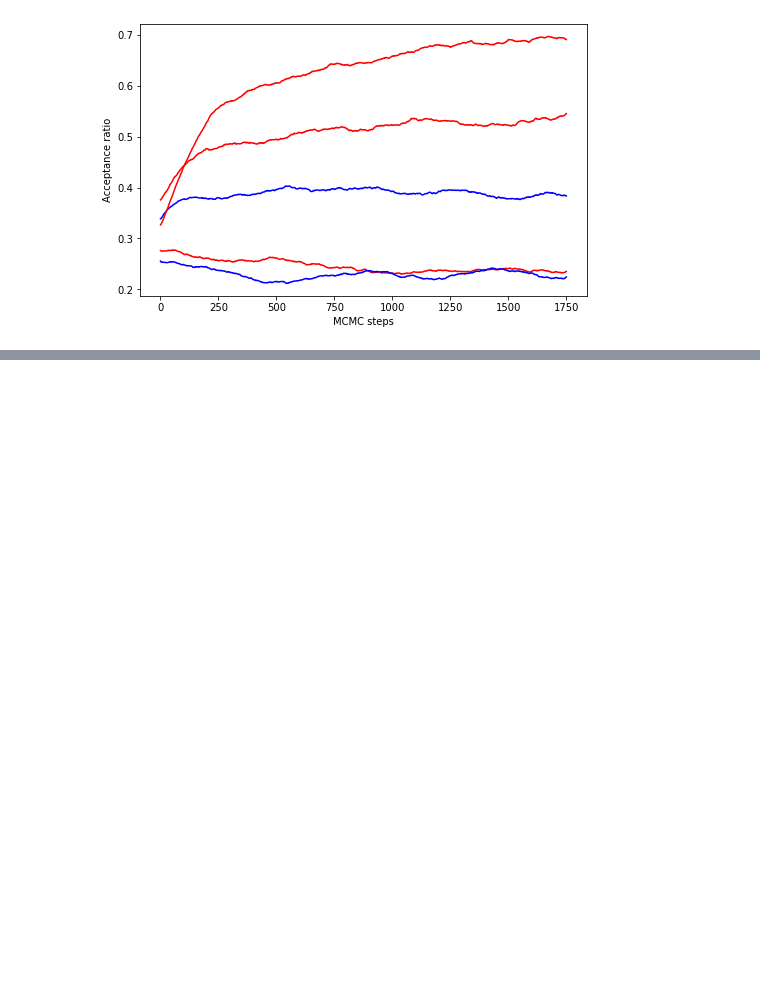
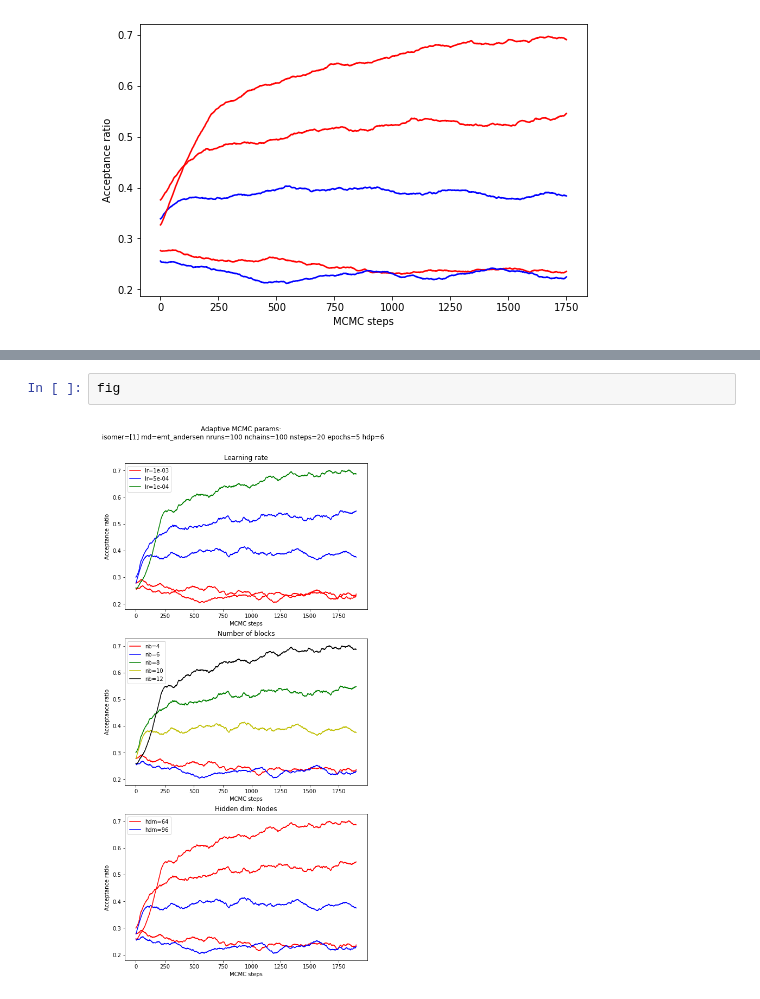
Before and after one commit to anacmolina/ML-DFT, a Jupyter notebook: notebooks/28 - EMT Adaptive.ipynb, the cells around one changed output, grey strips where cells are left out. Drawn from its saved outputs; the diff is of its cells as text; blank space fills up the shorter version.

```diff
--- a/notebooks/28 - EMT Adaptive.ipynb
+++ b/notebooks/28 - EMT Adaptive.ipynb
@@ -142,0 +158,4 @@ adaptives[0]['args']
+# %%
+fig
+# %% [output]
+[figure, added]
```
Also changed, not shown: parts of 5 cells of this notebook.
